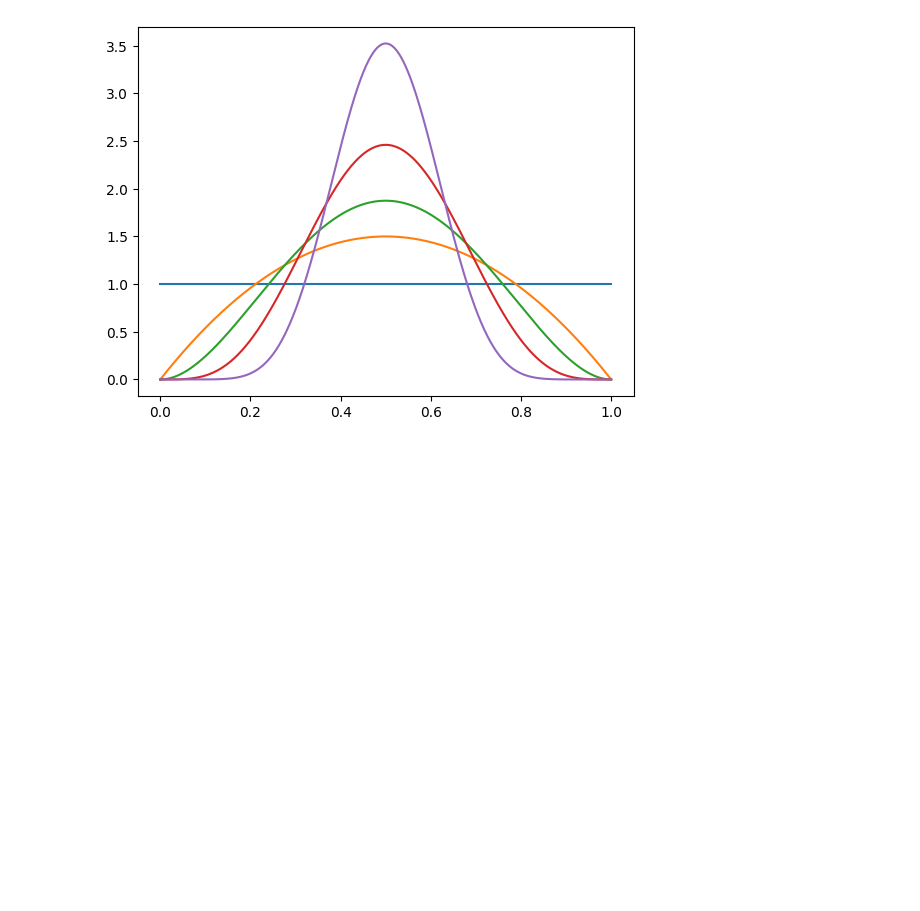
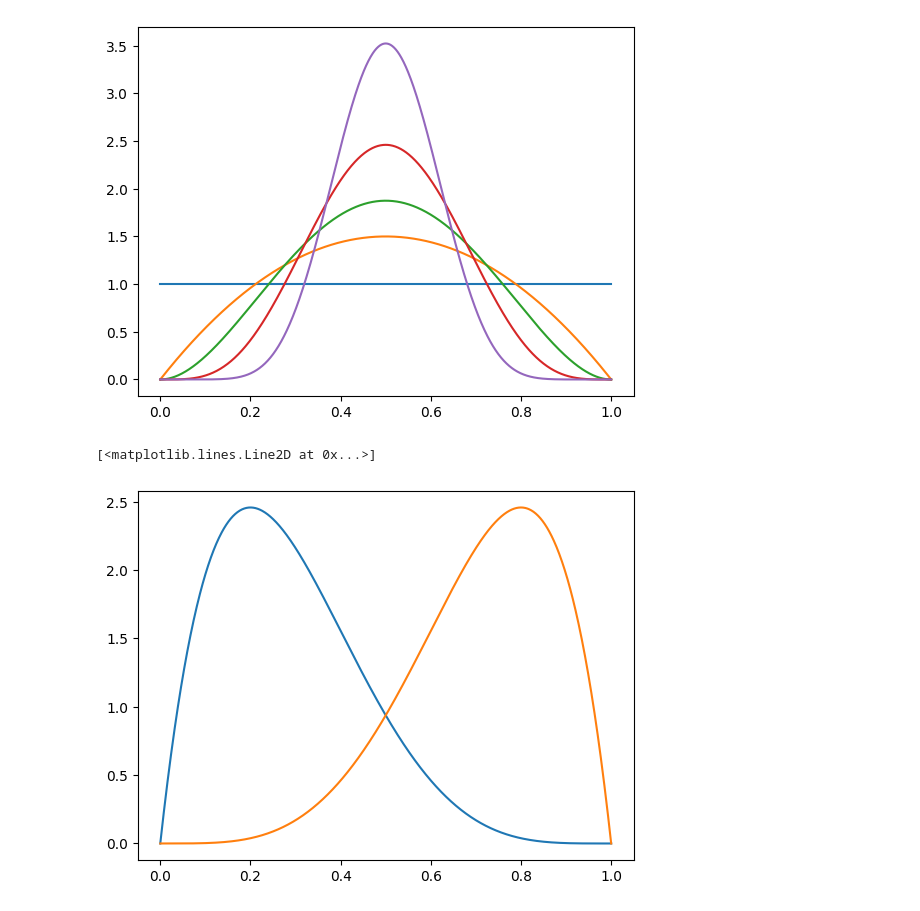
Before and after one commit to will-lynas/STAT0011-decision-and-risk, a Jupyter notebook: notebooks/distributions/beta.ipynb, the cells around one changed output. Drawn from its saved outputs; the diff is of its cells as text; code cells hidden in the pictures; blank space fills up the shorter version.

```diff
--- a/notebooks/distributions/beta.ipynb
+++ b/notebooks/distributions/beta.ipynb
@@ -72,3 +72,14 @@ plt.plot(x, pdf)
 # %% [output]
 [<matplotlib.lines.Line2D at 0x...>]
 [figure]
+# %%
+# In fact, 'a' and 'b' play symmetric roles in the distribution
+
+pdf = beta.pdf(x, a=2, b=5)
+plt.plot(x, pdf)
+
+pdf = beta.pdf(x, a=5, b=2)
+plt.plot(x, pdf)
+# %% [output]
+[<matplotlib.lines.Line2D at 0x...>]
+[figure, added]
```
Also changed, not shown: parts of 1 cell of this notebook.
